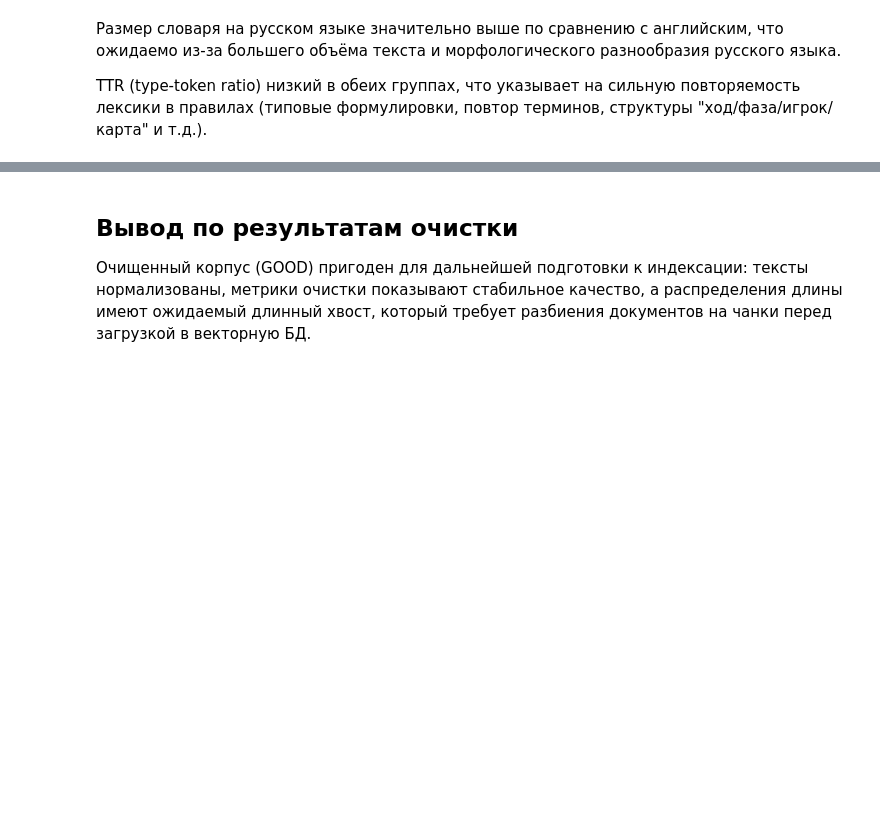
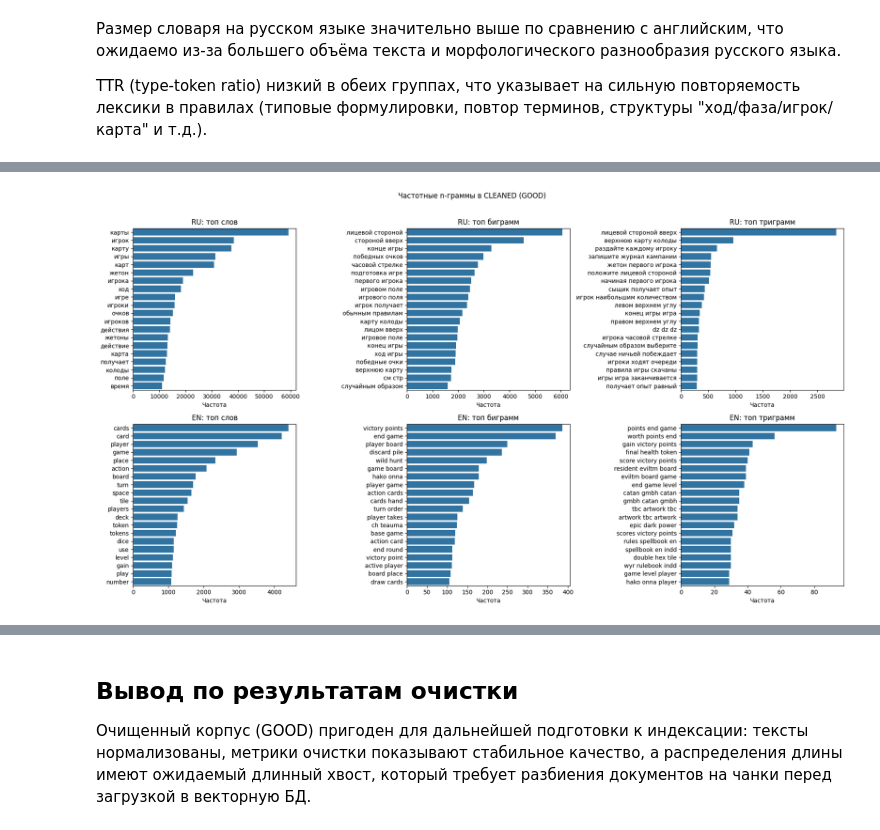
Before and after one commit to LHLHLHE/boardgame-rules-assistant, a Jupyter notebook: data_work/EDA.ipynb, the cells around one changed output, grey strips where cells are left out. Saved outputs shown, nothing was run; the diff lists cells and outputs as text; code cells hidden in the pictures; blank space fills up the shorter version.

```diff
--- a/data_work/EDA.ipynb
+++ b/data_work/EDA.ipynb
@@ -534,0 +537,84 @@ TTR (type-token ratio) низкий в обеих группах, что ука
+# %%
+from spacy.lang.ru.stop_words import STOP_WORDS as RU_STOP
+from spacy.lang.en.stop_words import STOP_WORDS as EN_STOP
+
+def get_stop(lang: str) -> set:
+    if lang == "ru":
+        return RU_STOP
+    if lang == "en":
+        return EN_STOP
+    return set()
+
+def filter_tokens(tokens, stop, min_len=2, keep_alpha=True):
+    out = []
+    for token in tokens:
+        if not token:
+            continue
+        token = token.lower()
+        if len(token) < min_len:
+            continue
+        if token in stop:
+            continue
+        if keep_alpha and not token.isalpha():
+            continue
+        out.append(token)
+    return out
+
+def top_ngrams(
+    text_df: pd.DataFrame,
+    lang: str,
+    n: int,
+    topk=25,
+    min_len=2,
+    keep_alpha=True
+) -> pd.DataFrame:
+    cnt = Counter()
+    sub = text_df[text_df["lang"] == lang]
+
+    stop = get_stop(lang)
+    for tokens in sub["tokens"]:
+        tokens = filter_tokens(tokens, stop, min_len=min_len, keep_alpha=keep_alpha)
+        if len(tokens) < n:
+            continue
+        for ngram in zip(*[tokens[i:] for i in range(n)]):
+            cnt[ngram] += 1
+
+    rows = []
+    for ngram, cnt in cnt.most_common(topk):
+        label = " ".join(ngram)
+        rows.append((label, cnt))
+
+    return pd.DataFrame(rows, columns=["ngram", "count"])
+
+def plot_top_ngrams(df: pd.DataFrame, ax, title: str):
+    ax.set_title(title)
+
+    if df.empty:
+        ax.text(0.5, 0.5, "Нет данных", ha="center", va="center", transform=ax.transAxes)
+        ax.set_axis_off()
+        return
+
+    df = df.sort_values("count", ascending=False)
+
+    sns.barplot(data=df, x="count", y="ngram", ax=ax)
+    ax.set_xlabel("Частота")
+    ax.set_ylabel("")
+
+def plot_language_ngrams(text_df: pd.DataFrame, topk=25):
+    fig, axes = plt.subplots(2, 3, figsize=(18, 10), sharex=False)
+
+    langs = ["ru", "en"]
+    ns = [1, 2, 3]
+    col_titles = {1: "топ слов", 2: "топ биграмм", 3: "топ триграмм"}
+    for i, lang in enumerate(langs):
+        for j, n in enumerate(ns):
+            df = top_ngrams(text_df=text_df, lang=lang, n=n, topk=topk)
+            plot_top_ngrams(df, axes[i, j], f"{lang.upper()}: {col_titles[n]}")
+
+    fig.suptitle("Частотные n-граммы в CLEANED (GOOD)", y=0.995)
+    plt.tight_layout(rect=[0, 0, 1, 0.98])
+    plt.show()
+
+plot_language_ngrams(text_df, topk=20)
+# %% [output]
+[figure, added]
```
Also changed, not shown: parts of 15 cells of this notebook, 4 other files.
